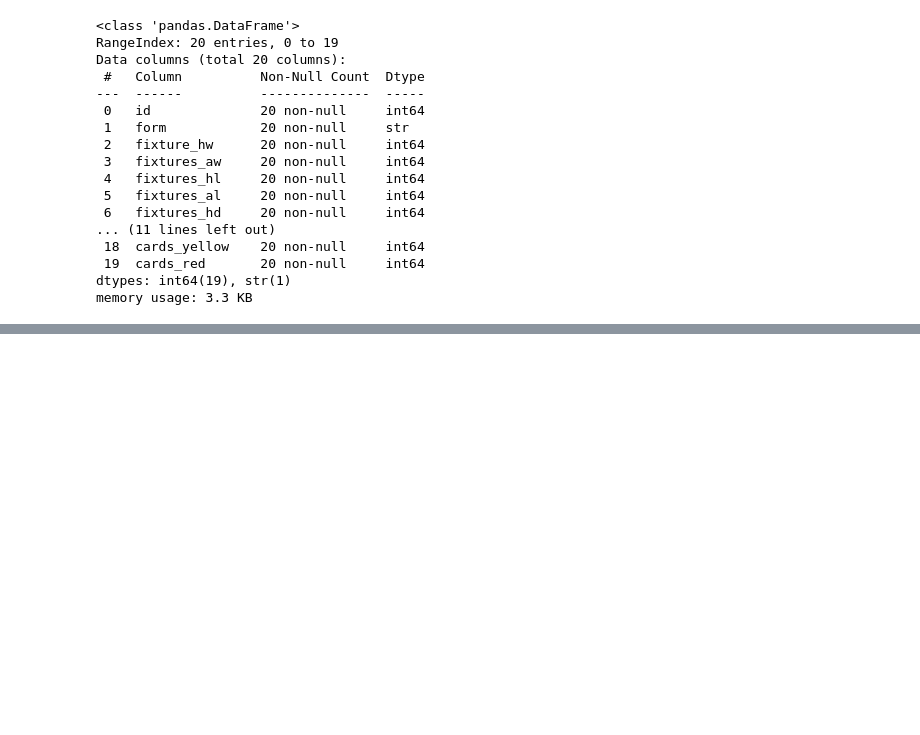
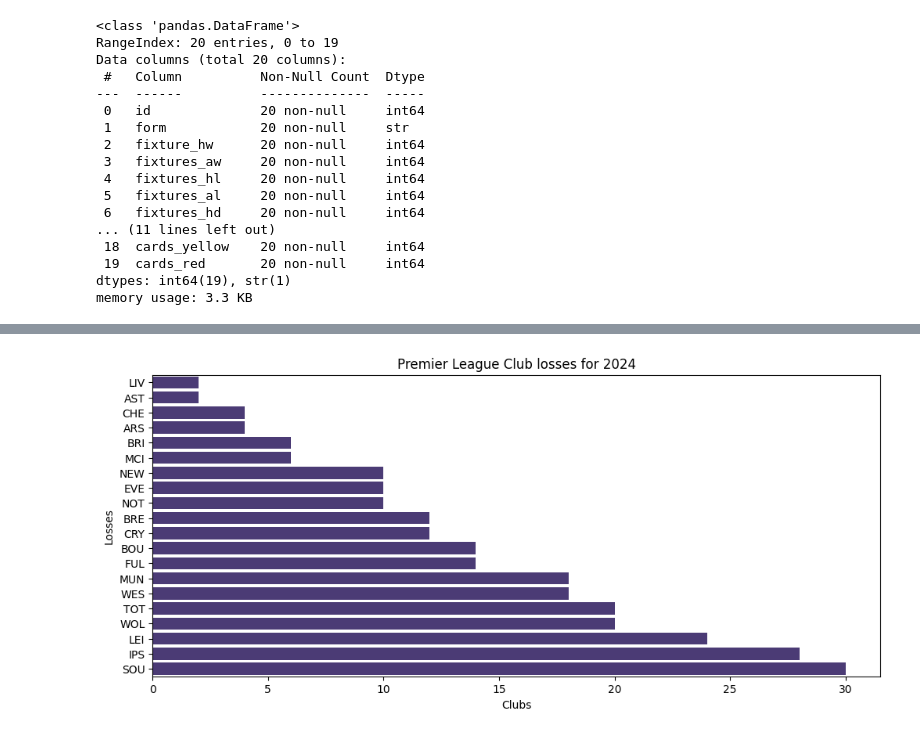
Before and after one commit to Lakes41/Premier-league-predictor-model, a Jupyter notebook: Notebooks/EDA.ipynb, the cells around one changed output, grey strips where cells are left out. Cells and saved outputs as stored; diff of their text form; code cells hidden in the pictures; blank space fills up the shorter version.

```diff
--- a/Notebooks/EDA.ipynb
+++ b/Notebooks/EDA.ipynb
@@ -33,0 +129,9 @@ memory usage: 3.3 KB
+# %%
+fig, ax = plt.subplots(figsize=(12, 5))
+sns.barplot(y='code', x='losses', data=data_2024.sort_values(by='losses', ascending=True), ax=ax, orient= 'h')
+plt.title("Premier League Club losses for 2024")
+plt.xlabel("Clubs")
+plt.ylabel("Losses")
+plt.show()
+# %% [output]
+[figure, added]
```
Also changed, not shown: parts of 28 cells of this notebook, 2 other files.
